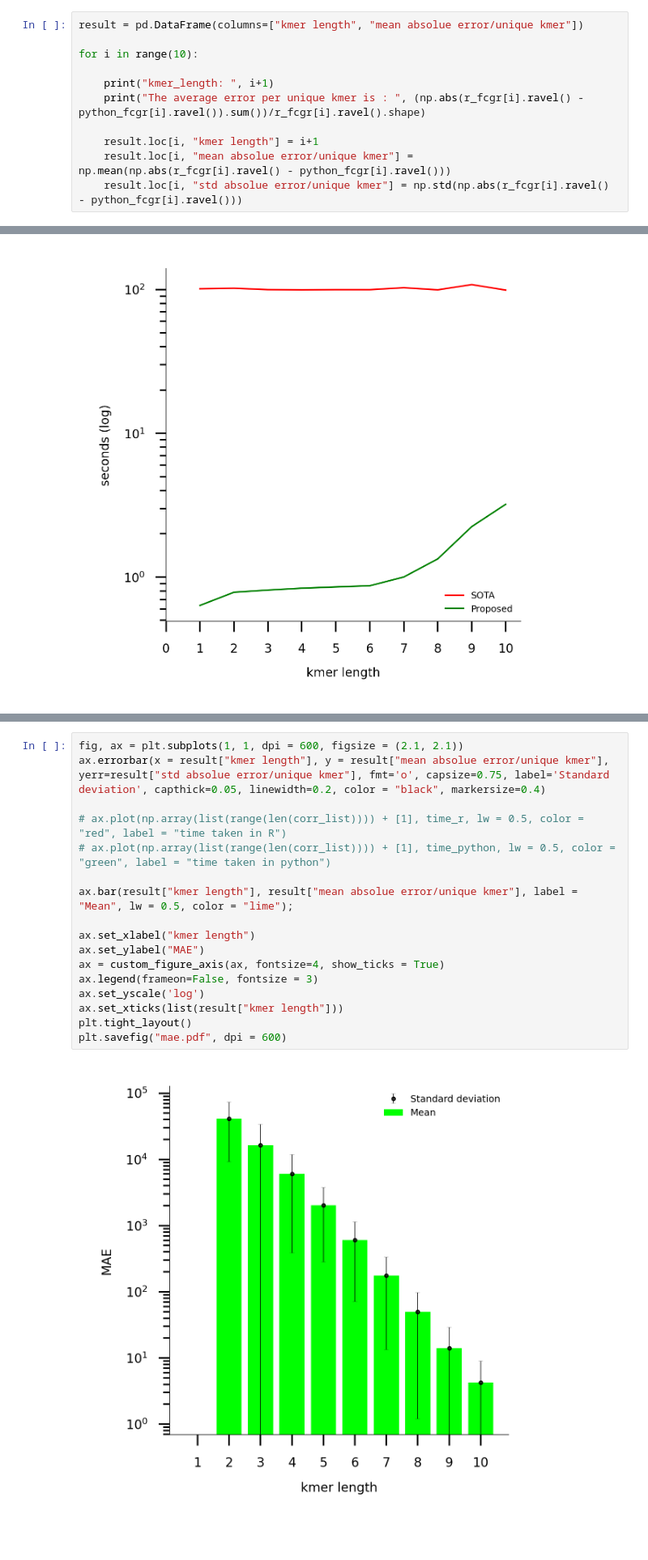
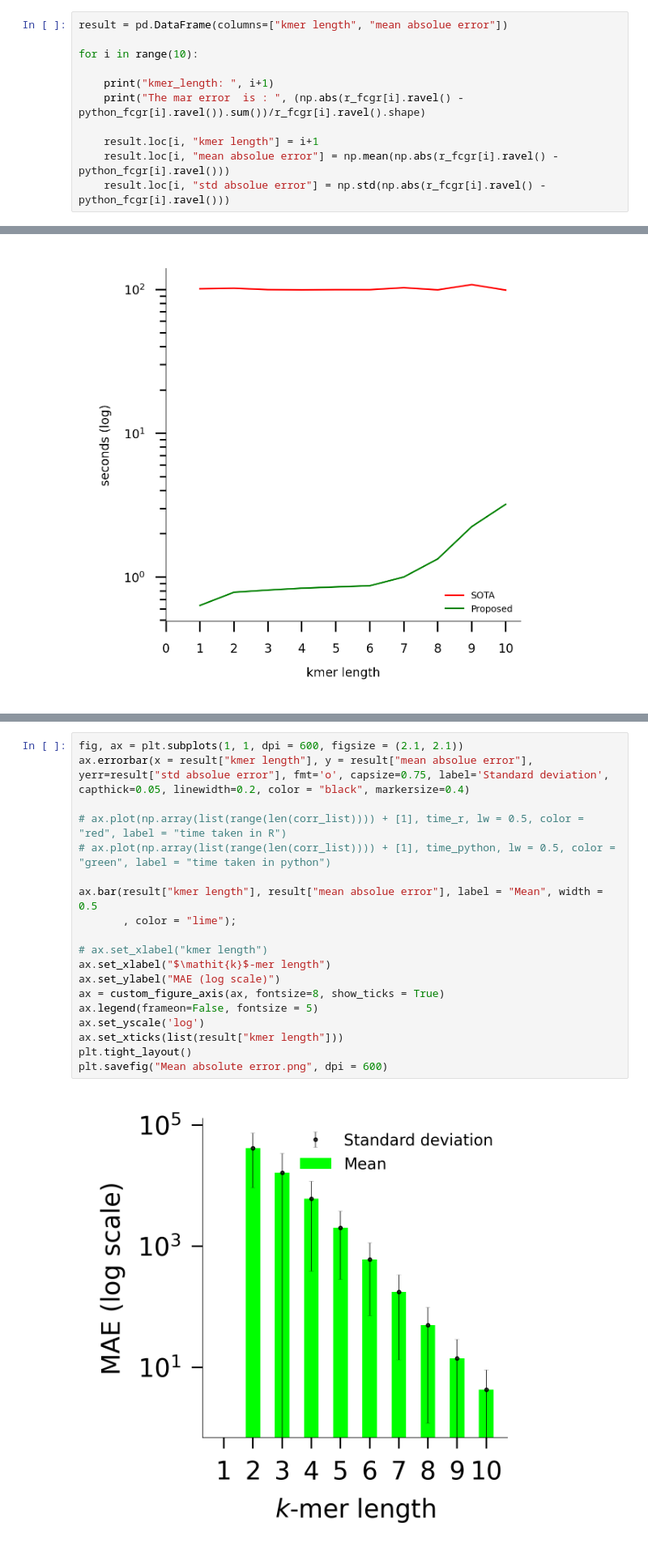
Before and after one commit to dgarcoe/FCGR, a Jupyter notebook: package/correlation and time comparision.ipynb, the cells around one changed output, grey strips where cells are left out. Shown: that part at 81% size. Drawn from its saved outputs; the diff is of its cells as text.

```diff
--- a/package/correlation and time comparision.ipynb
+++ b/package/correlation and time comparision.ipynb
@@ -112,15 +112,15 @@ _______
 # %% [markdown]
 ##### MAE/ unique kmer
 # %%
-result = pd.DataFrame(columns=["kmer length", "mean absolue error/unique kmer"])
+result = pd.DataFrame(columns=["kmer length", "mean absolue error"])
 
 for i in range(10):
 
     print("kmer_length: ", i+1)
-    print("The average error per unique kmer is : ", (np.abs(r_fcgr[i].ravel() - python_fcgr[i].ravel()).sum())/r_fcgr[i].ravel().shape)
+    print("The mar error  is : ", (np.abs(r_fcgr[i].ravel() - python_fcgr[i].ravel()).sum())/r_fcgr[i].ravel().shape)
 
     result.loc[i, "kmer length"] = i+1
-    result.loc[i, "mean absolue error/unique kmer"] = np.mean(np.abs(r_fcgr[i].ravel() - python_fcgr[i].ravel()))
-    result.loc[i, "std absolue error/unique kmer"] = np.std(np.abs(r_fcgr[i].ravel() - python_fcgr[i].ravel()))
+    result.loc[i, "mean absolue error"] = np.mean(np.abs(r_fcgr[i].ravel() - python_fcgr[i].ravel()))
+    result.loc[i, "std absolue error"] = np.std(np.abs(r_fcgr[i].ravel() - python_fcgr[i].ravel()))
 # %% [output]
 kmer_length:  1
@@ -265,19 +251,21 @@ plt.savefig("time.pdf", dpi = 600)
 # %%
 fig, ax = plt.subplots(1, 1, dpi = 600, figsize = (2.1, 2.1))
-ax.errorbar(x = result["kmer length"], y = result["mean absolue error/unique kmer"], yerr=result["std absolue error/unique kmer"], fmt='o', capsize=0.75, label='Standard deviation', capthick=0.05, linewidth=0.2, color = "black", markersize=0.4)
+ax.errorbar(x = result["kmer length"], y = result["mean absolue error"], yerr=result["std absolue error"], fmt='o', capsize=0.75, label='Standard deviation', capthick=0.05, linewidth=0.2, color = "black", markersize=0.4)
 
 # ax.plot(np.array(list(range(len(corr_list)))) + [1], time_r, lw = 0.5, color = "red", label = "time taken in R")
 # ax.plot(np.array(list(range(len(corr_list)))) + [1], time_python, lw = 0.5, color = "green", label = "time taken in python")
 
-ax.bar(result["kmer length"], result["mean absolue error/unique kmer"], label = "Mean", lw = 0.5, color = "lime");
+ax.bar(result["kmer length"], result["mean absolue error"], label = "Mean", width = 0.5
+       , color = "lime");
 
-ax.set_xlabel("kmer length")
-ax.set_ylabel("MAE")
-ax = custom_figure_axis(ax, fontsize=4, show_ticks = True)
-ax.legend(frameon=False, fontsize = 3)
+# ax.set_xlabel("kmer length")
+ax.set_xlabel("$\mathit{k}$-mer length")
+ax.set_ylabel("MAE (log scale)")
+ax = custom_figure_axis(ax, fontsize=8, show_ticks = True)
+ax.legend(frameon=False, fontsize = 5)
 ax.set_yscale('log')
 ax.set_xticks(list(result["kmer length"]))
 plt.tight_layout()
-plt.savefig("mae.pdf", dpi = 600)
+plt.savefig("Mean absolute error.png", dpi = 600)
 # %% [output]
-[figure, old version]
+[figure, new version]
```
Also changed, not shown: parts of 5 cells of this notebook.
